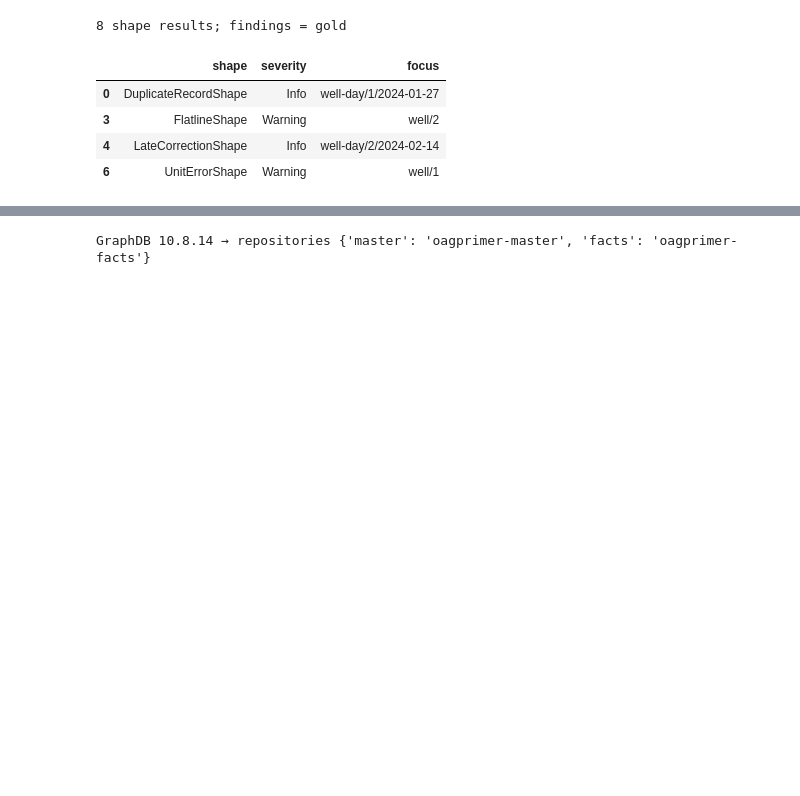
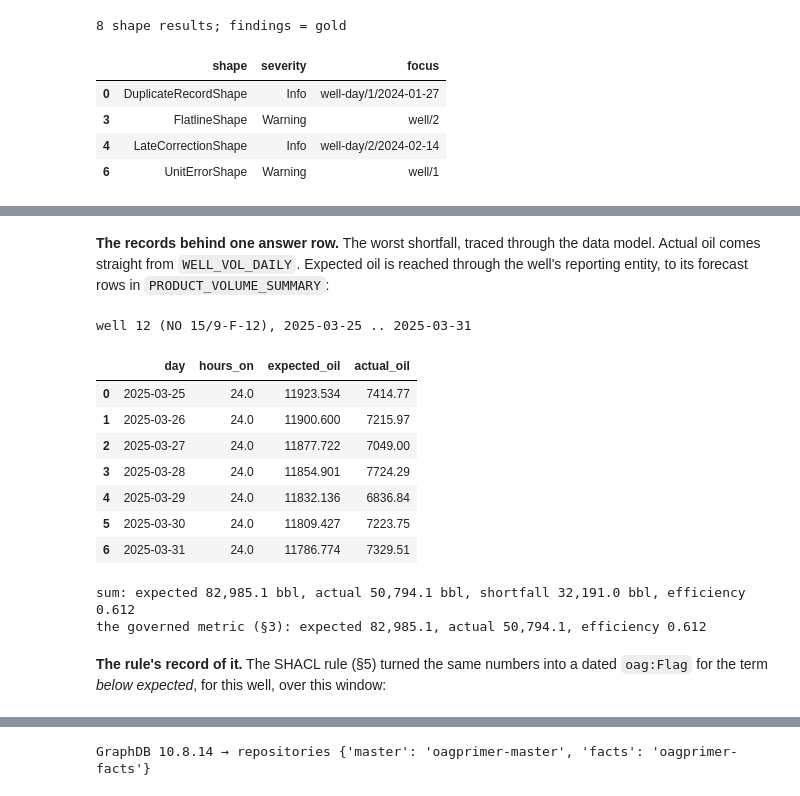
Before and after one commit to paulbruffett/oil-and-gas-semantic, a Jupyter notebook: notebooks/primer.ipynb, the cells around one changed output, grey strips where cells are left out. Cells and saved outputs as stored; diff of their text form; code cells hidden in the pictures; blank space fills up the shorter version.

```diff
--- a/notebooks/primer.ipynb
+++ b/notebooks/primer.ipynb
@@ -384,0 +529,34 @@ show([{'shape': r.shape, 'severity': r.severity, 'focus': r.focus.removeprefix(s
+# %% [markdown]
+**The records behind one answer row.** The worst shortfall, traced through the data model. Actual oil
+comes straight from `WELL_VOL_DAILY`. Expected oil is reached through the well's reporting entity, to its
+forecast rows in `PRODUCT_VOLUME_SUMMARY`:
+# %%
+top = surv.flagged[0]
+daily = con.sql(f'''
+    SELECT v.VOLUME_DATE AS day, v.HOURS_ON AS hours_on, p.VOLUME AS expected_oil, v.OIL_VOLUME AS actual_oil
+    FROM well_vol_daily v
+    JOIN reporting_entity r ON r.REPORTING_ENTITY_KIND = 'Well' AND r.ASSOCIATED_OBJECT_ID = v.WELL_ID
+    JOIN product_volume_summary p ON p.REPORTING_ENTITY_ID = r.REPORTING_ENTITY_ID AND p.START_DATE = v.VOLUME_DATE
+         AND p.QUANTITY_METHOD = 'Forecast' AND p.PRODUCT = 'Oil'
+    WHERE v.WELL_ID = {top.well_id} AND v.VOLUME_DATE BETWEEN '{W0}' AND '{W1}' ORDER BY day''').df()
+print(f'well {top.well_id} ({top.uwi}), {W0} .. {W1}')
+display(daily)
+exp, act = daily.expected_oil.sum(), daily.actual_oil.sum()
+print(f'sum: expected {exp:,.1f} bbl, actual {act:,.1f} bbl, shortfall {exp - act:,.1f} bbl, efficiency {act / exp:.3f}')
+print(f'the governed metric (§3): expected {top.expected_oil_bbl:,.1f}, actual {top.actual_oil_bbl:,.1f}, '
+      f'efficiency {top.efficiency:.3f}')
+# %% [output]
+well 12 (NO 15/9-F-12), 2025-03-25 .. 2025-03-31
+|  | day | hours_on | expected_oil | actual_oil |
+| 0 | 2025-03-25 | 24.0 | 11923.534 | 7414.77 |
+| 1 | 2025-03-26 | 24.0 | 11900.600 | 7215.97 |
+| 2 | 2025-03-27 | 24.0 | 11877.722 | 7049.00 |
+| 3 | 2025-03-28 | 24.0 | 11854.901 | 7724.29 |
+| 4 | 2025-03-29 | 24.0 | 11832.136 | 6836.84 |
+| 5 | 2025-03-30 | 24.0 | 11809.427 | 7223.75 |
+| 6 | 2025-03-31 | 24.0 | 11786.774 | 7329.51 |
+sum: expected 82,985.1 bbl, actual 50,794.1 bbl, shortfall 32,191.0 bbl, efficiency 0.612
+the governed metric (§3): expected 82,985.1, actual 50,794.1, efficiency 0.612
+# %% [markdown]
+**The rule's record of it.** The SHACL rule (§5) turned the same numbers into a dated `oag:Flag` for
+the term *below expected*, for this well, over this window:
```
Also changed, not shown: parts of 25 cells of this notebook, 4 other files.
